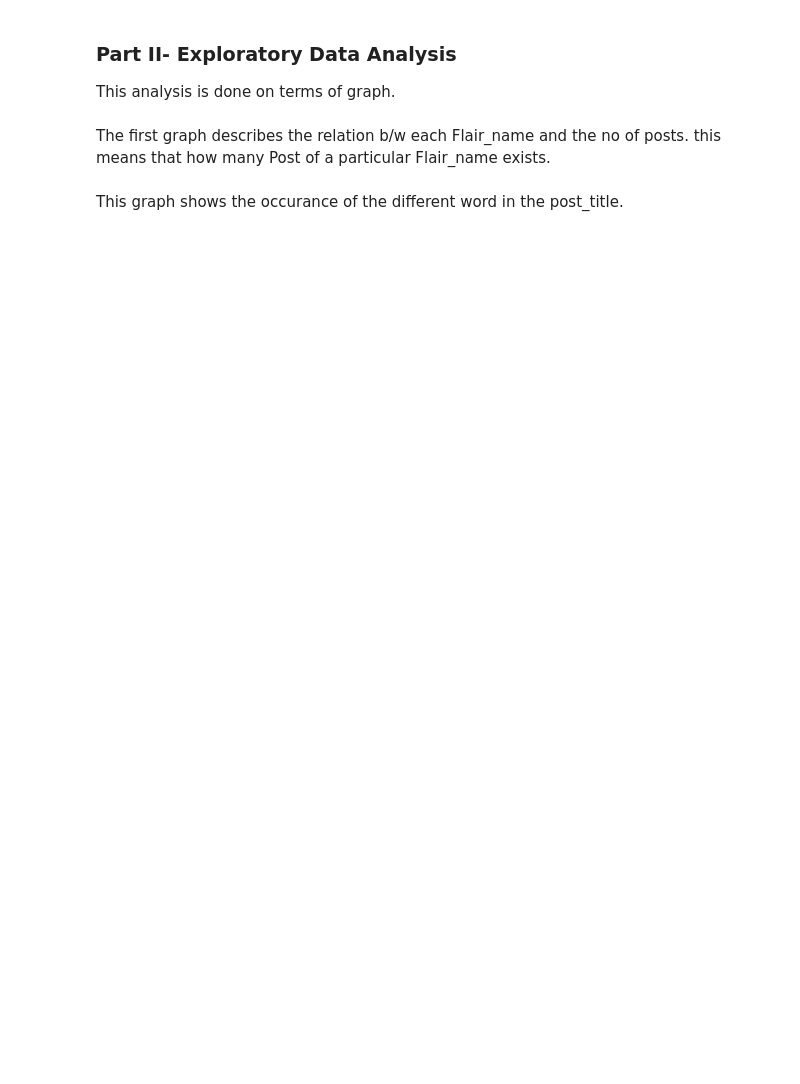
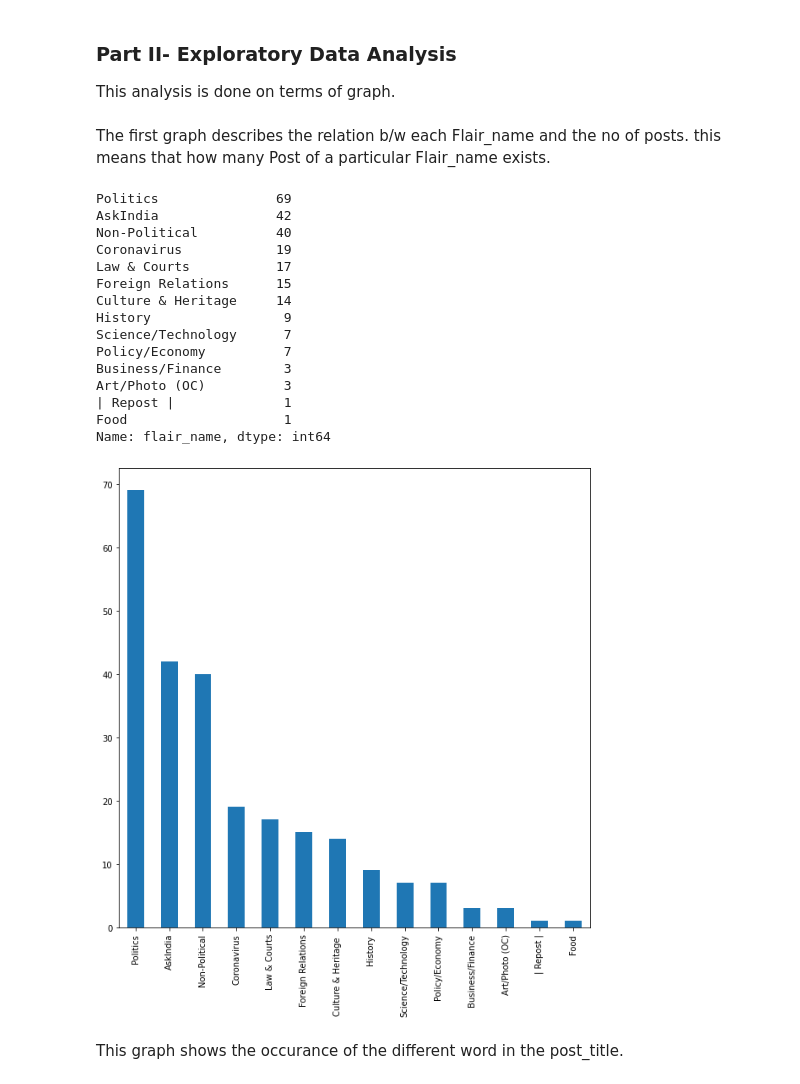
Before and after one commit to keshav2212/Reddit-Flair-Detector, a Jupyter notebook: Final.ipynb, the cells around one changed output. Saved outputs shown, nothing was run; the diff lists cells and outputs as text; code cells hidden in the pictures; blank space fills up the shorter version.

```diff
--- a/Final.ipynb
+++ b/Final.ipynb
@@ -87,8 +155,26 @@ this means that how many Post of a particular Flair_name exists.
 # %%
 import matplotlib.pyplot as plt
 flair_count = pd.value_counts(df.flair_name)
+plt.figure(figsize=(10,10))
 flair_count.plot(kind="bar")
 flair_count
+# %% [output]
+Politics               69
+AskIndia               42
+Non-Political          40
+Coronavirus            19
+Law & Courts           17
+Foreign Relations      15
+Culture & Heritage     14
+History                 9
+Science/Technology      7
+Policy/Economy          7
+Business/Finance        3
+Art/Photo (OC)          3
+| Repost |              1
+Food                    1
+Name: flair_name, dtype: int64
+[figure, added]
 # %% [markdown]
 This graph shows the occurance of the different word in the post_title.
 # %%
```
Also changed, not shown: parts of 17 cells of this notebook, 7 other files.
